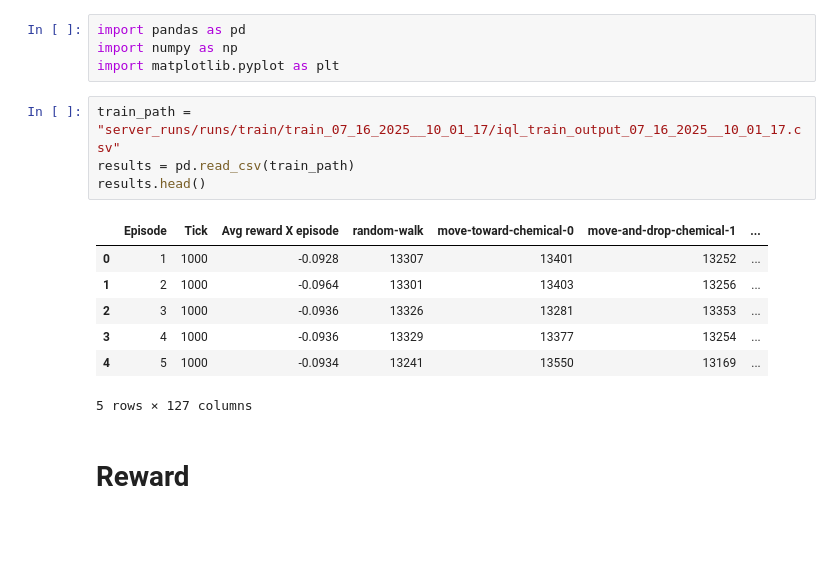
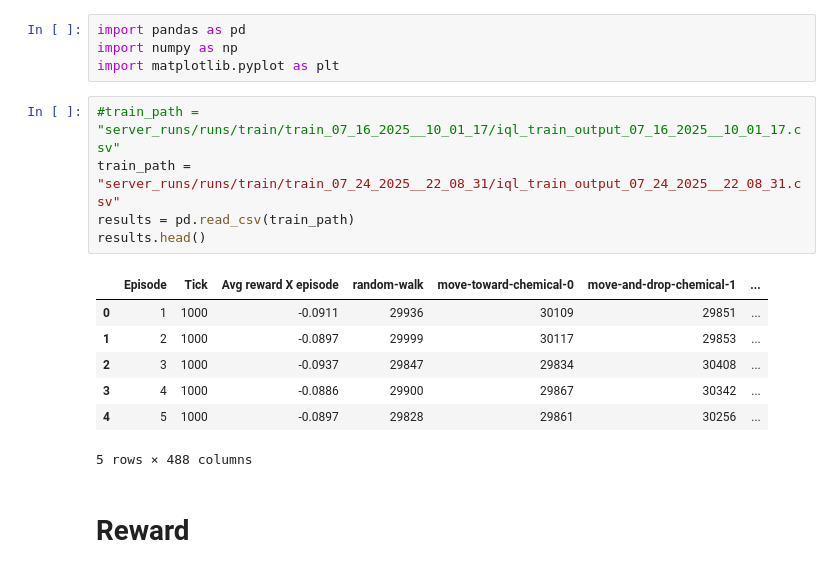
Before and after one commit to dav3-b/RL-swarms, a Jupyter notebook: refactoring/PlotMetrics3.ipynb, the cells around one changed output. Drawn from its saved outputs; the diff is of its cells as text; blank space fills up the shorter version.

```diff
--- a/refactoring/PlotMetrics3.ipynb
+++ b/refactoring/PlotMetrics3.ipynb
@@ -3,17 +3,18 @@ import pandas as pd
 import numpy as np
 import matplotlib.pyplot as plt
 # %%
-train_path = "server_runs/runs/train/train_07_16_2025__10_01_17/iql_train_output_07_16_2025__10_01_17.csv"
+#train_path = "server_runs/runs/train/train_07_16_2025__10_01_17/iql_train_output_07_16_2025__10_01_17.csv"
+train_path = "server_runs/runs/train/train_07_24_2025__22_08_31/iql_train_output_07_24_2025__22_08_31.csv"
 results = pd.read_csv(train_path)
 results.head()
 # %% [output]
 |  | Episode | Tick | Avg reward X episode | random-walk | move-toward-chemical-0 | move-and-drop-chemical-1 | ... |
-| 0 | 1 | 1000 | -0.0928 | 13307 | 13401 | 13252 | ... |
-| 1 | 2 | 1000 | -0.0964 | 13301 | 13403 | 13256 | ... |
-| 2 | 3 | 1000 | -0.0936 | 13326 | 13281 | 13353 | ... |
-| 3 | 4 | 1000 | -0.0936 | 13329 | 13377 | 13254 | ... |
-| 4 | 5 | 1000 | -0.0934 | 13241 | 13550 | 13169 | ... |
+| 0 | 1 | 1000 | -0.0911 | 29936 | 30109 | 29851 | ... |
+| 1 | 2 | 1000 | -0.0897 | 29999 | 30117 | 29853 | ... |
+| 2 | 3 | 1000 | -0.0937 | 29847 | 29834 | 30408 | ... |
+| 3 | 4 | 1000 | -0.0886 | 29900 | 29867 | 30342 | ... |
+| 4 | 5 | 1000 | -0.0897 | 29828 | 29861 | 30256 | ... |
-5 rows × 127 columns
+5 rows × 488 columns
 # %% [markdown]
 # Reward
 # %%
```
Also changed, not shown: parts of 10 cells of this notebook, 7 other files.
